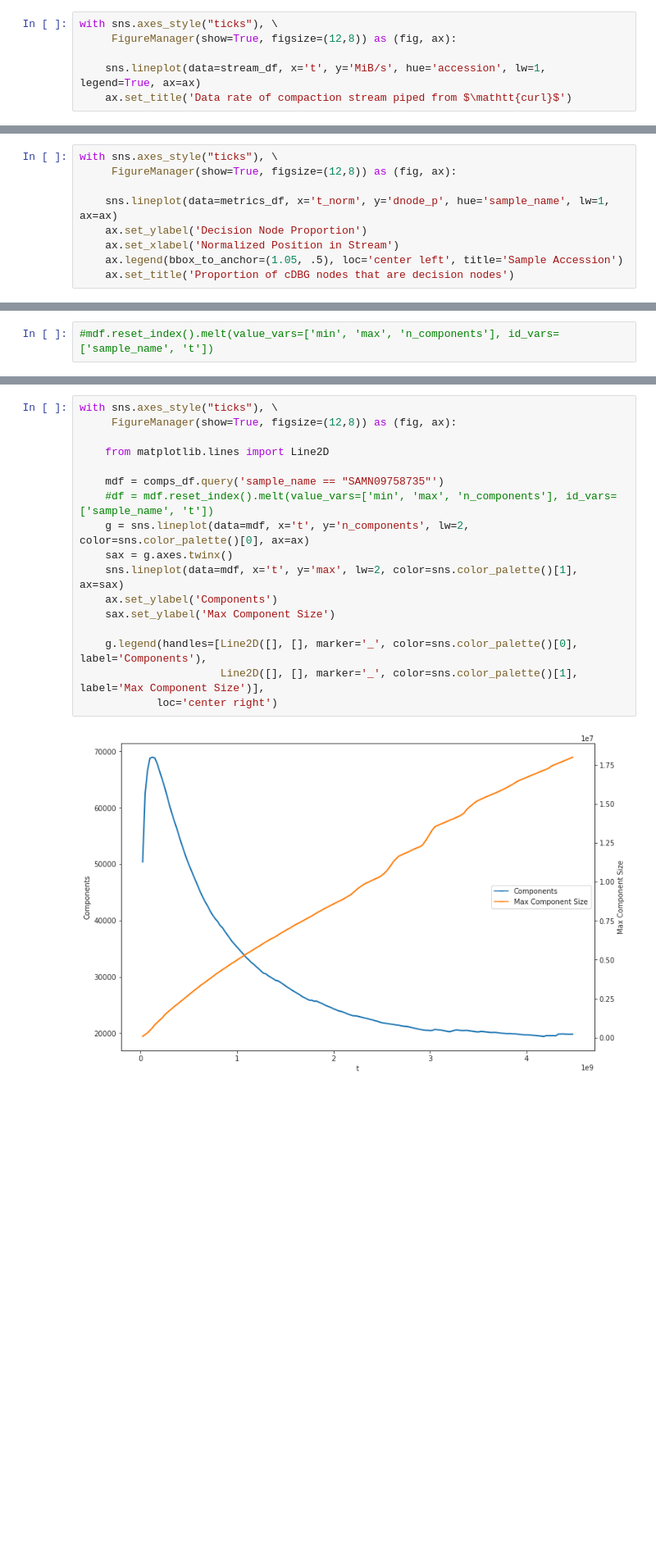
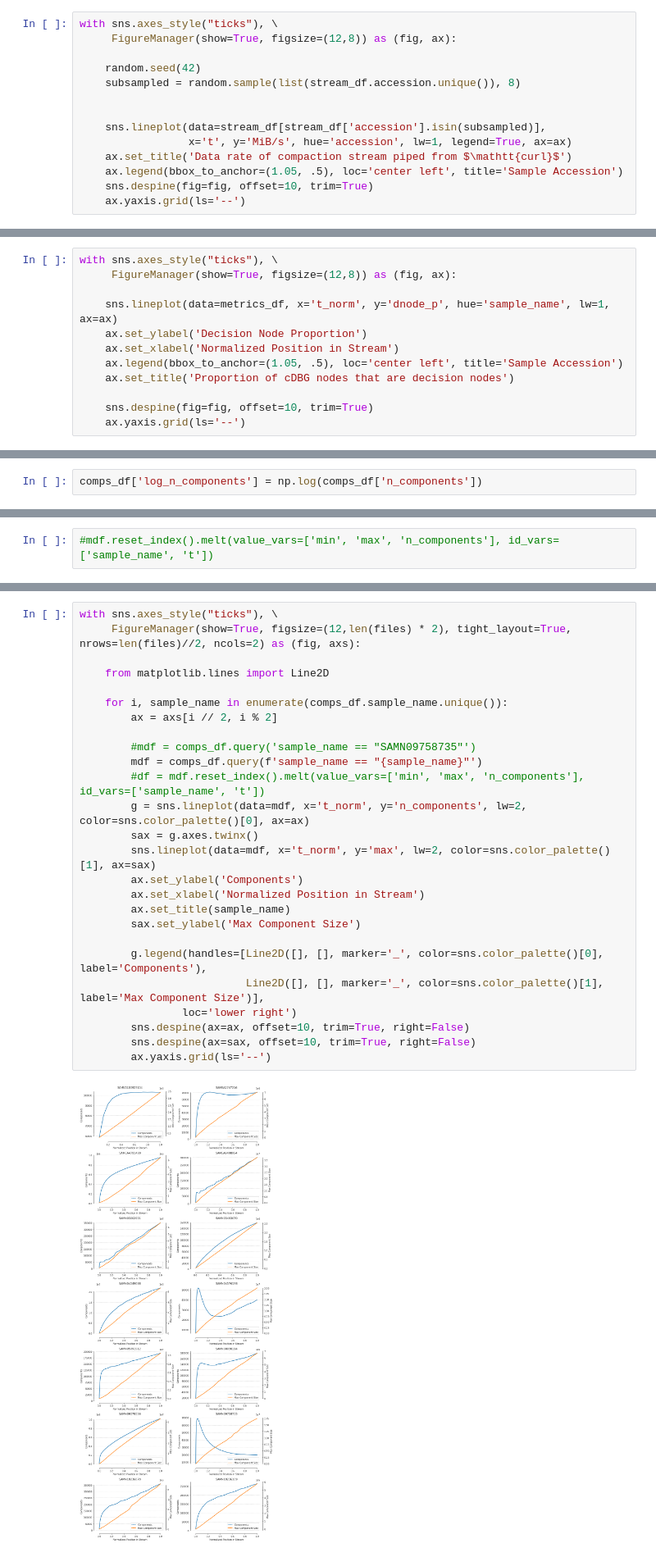
Before and after one commit to camillescott/dissertation, a Jupyter notebook: notebooks/Chapter One.ipynb, the cells around one changed output, grey strips where cells are left out. Shown at 82% size. Saved outputs shown, nothing was run; the diff lists cells and outputs as text; blank space fills up the shorter version.

```diff
--- a/notebooks/Chapter One.ipynb
+++ b/notebooks/Chapter One.ipynb
@@ -65,6 +80,14 @@ stream_df.head()
 with sns.axes_style("ticks"), \
      FigureManager(show=True, figsize=(12,8)) as (fig, ax):
 
-    sns.lineplot(data=stream_df, x='t', y='MiB/s', hue='accession', lw=1, legend=True, ax=ax)
+    random.seed(42)
+    subsampled = random.sample(list(stream_df.accession.unique()), 8)
+
+
+    sns.lineplot(data=stream_df[stream_df['accession'].isin(subsampled)],
+                 x='t', y='MiB/s', hue='accession', lw=1, legend=True, ax=ax)
     ax.set_title('Data rate of compaction stream piped from $\mathtt{curl}$')
+    ax.legend(bbox_to_anchor=(1.05, .5), loc='center left', title='Sample Accession')
+    sns.despine(fig=fig, offset=10, trim=True)
+    ax.yaxis.grid(ls='--')
 # %% [output]
@@ -138,4 +160,7 @@ with sns.axes_style("ticks"), \
     ax.set_xlabel('Normalized Position in Stream')
     ax.legend(bbox_to_anchor=(1.05, .5), loc='center left', title='Sample Accession')
     ax.set_title('Proportion of cDBG nodes that are decision nodes')
+
+    sns.despine(fig=fig, offset=10, trim=True)
+    ax.yaxis.grid(ls='--')
 # %% [output]
@@ -189,3 +271,5 @@ comps_df = pd.concat(comps_df).reset_index(drop=True)
+# %%
+comps_df['log_n_components'] = np.log(comps_df['n_components'])
 # %%
 comps_df
 # %% [output]
@@ -207,19 +295,28 @@ comps_df
 # %%
 with sns.axes_style("ticks"), \
-     FigureManager(show=True, figsize=(12,8)) as (fig, ax):
+     FigureManager(show=True, figsize=(12,len(files) * 2), tight_layout=True, nrows=len(files)//2, ncols=2) as (fig, axs):
 
     from matplotlib.lines import Line2D
 
-    mdf = comps_df.query('sample_name == "SAMN09758735"')
-    #df = mdf.reset_index().melt(value_vars=['min', 'max', 'n_components'], id_vars=['sample_name', 't'])
-    g = sns.lineplot(data=mdf, x='t', y='n_components', lw=2, color=sns.color_palette()[0], ax=ax)
-    sax = g.axes.twinx()
-    sns.lineplot(data=mdf, x='t', y='max', lw=2, color=sns.color_palette()[1], ax=sax)
-    ax.set_ylabel('Components')
-    sax.set_ylabel('Max Component Size')
+    for i, sample_name in enumerate(comps_df.sample_name.unique()):
+        ax = axs[i // 2, i % 2]
 
-    g.legend(handles=[Line2D([], [], marker='_', color=sns.color_palette()[0], label='Components'),
-                      Line2D([], [], marker='_', color=sns.color_palette()[1], label='Max Component Size')],
-            loc='center right')
+        #mdf = comps_df.query('sample_name == "SAMN09758735"')
+        mdf = comps_df.query(f'sample_name == "{sample_name}"')
+        #df = mdf.reset_index().melt(value_vars=['min', 'max', 'n_components'], id_vars=['sample_name', 't'])
+        g = sns.lineplot(data=mdf, x='t_norm', y='n_components', lw=2, color=sns.color_palette()[0], ax=ax)
+        sax = g.axes.twinx()
+        sns.lineplot(data=mdf, x='t_norm', y='max', lw=2, color=sns.color_palette()[1], ax=sax)
+        ax.set_ylabel('Components')
+        ax.set_xlabel('Normalized Position in Stream')
+        ax.set_title(sample_name)
+        sax.set_ylabel('Max Component Size')
+
+        g.legend(handles=[Line2D([], [], marker='_', color=sns.color_palette()[0], label='Components'),
+                          Line2D([], [], marker='_', color=sns.color_palette()[1], label='Max Component Size')],
+                loc='lower right')
+        sns.despine(ax=ax, offset=10, trim=True, right=False)
+        sns.despine(ax=sax, offset=10, trim=True, right=False)
+        ax.yaxis.grid(ls='--')
 # %% [output]
-[figure, old version]
+[figure, new version]
```
Also changed, not shown: parts of 35 cells of this notebook, 7 other files.
